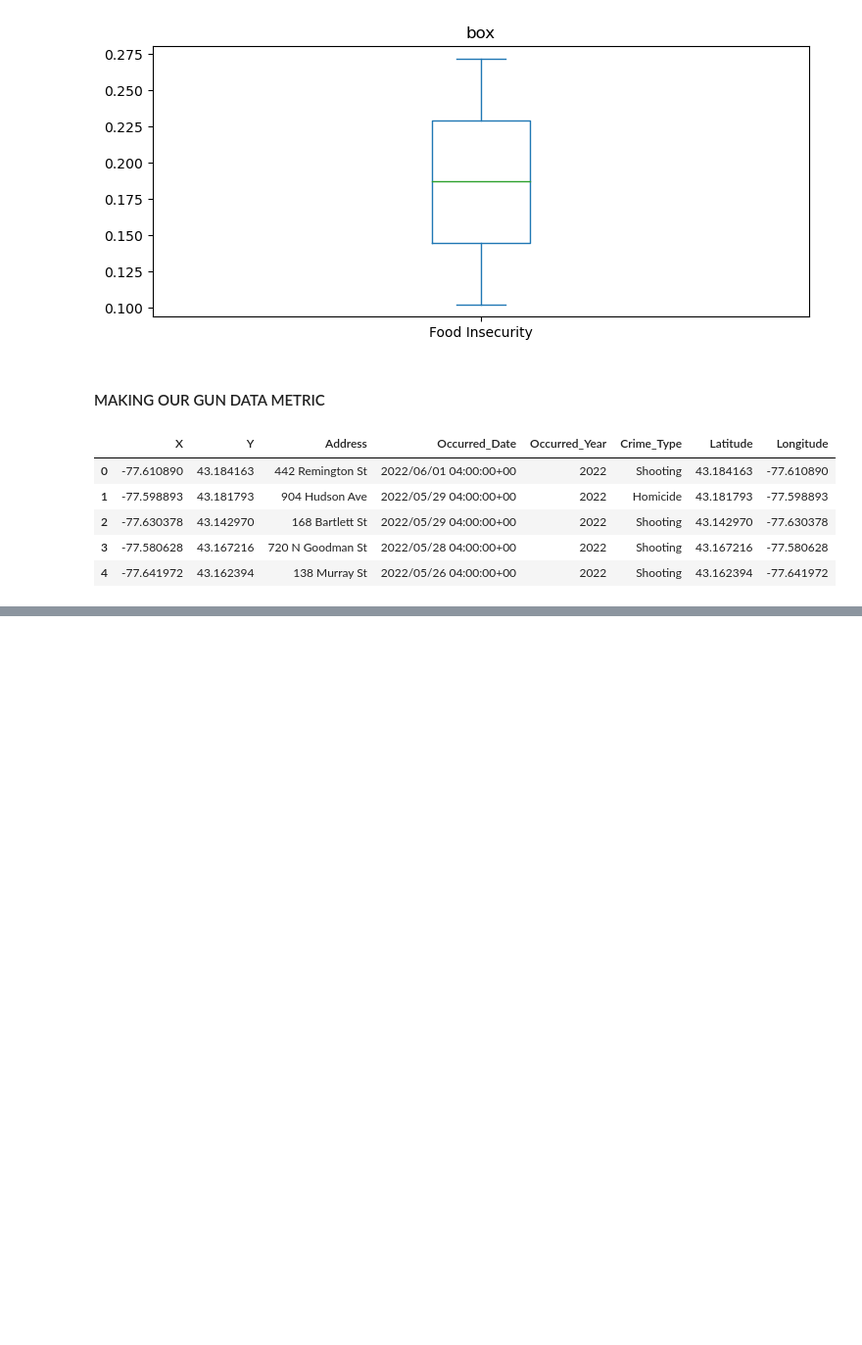
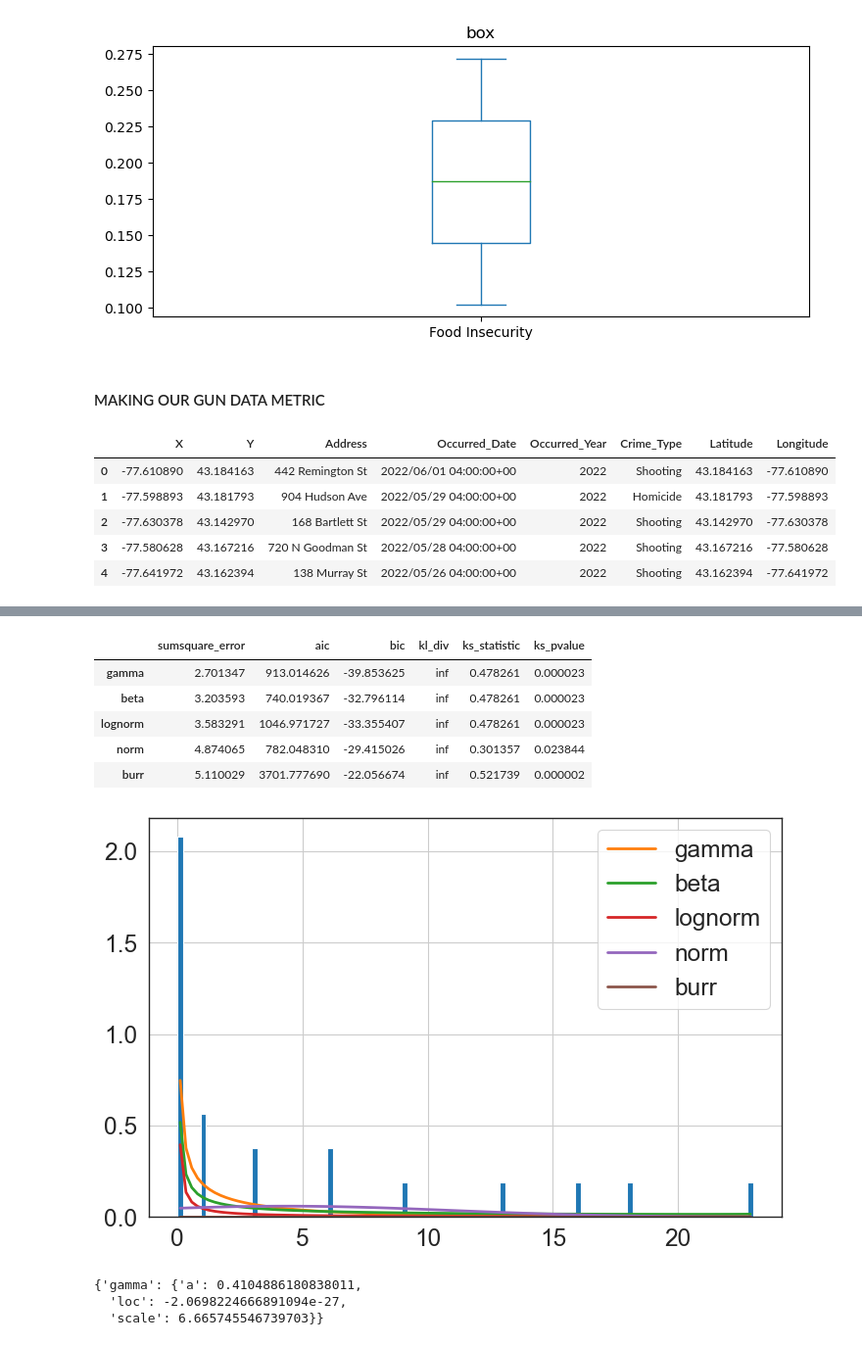
Before and after one commit to javac0f/RocGunHungerEda, a Jupyter notebook: jared_try.ipynb, the cells around one changed output, grey strips where cells are left out. Shown at 98% size. Cells and saved outputs as stored; diff of their text form; code cells hidden in the pictures; blank space fills up the shorter version.

```diff
--- a/jared_try.ipynb
+++ b/jared_try.ipynb
@@ -266,0 +264,18 @@ gun_count = gun_data.groupby(["Zip_code"])["X"].count().reset_index(name="count"
+# %%
+# GROUP BY ZIP CODE
+gun_count = gun_data.groupby(["Zip_Code"])["X"].count().reset_index(name="count")
+
+# ADD MISSING ZIP CODES
+allzip = list(range(14604, 14624))
+allzip.append(14626)
+allzip.append(14627)
+allzip.append(14642)
+
+zip_gun = gun_count["Zip_Code"].tolist()
+zip_gun = {int(x) for x in zip_gun}
+zip_noinclude = list(set(allzip) - set(zip_gun))
+
+for i in range(len(zip_noinclude)):
+    gun_count = gun_count.append({'Zip_Code': zip_noinclude[i], 'count': 0}, ignore_index=True)
+
+gun_count.head()
@@ -266,0 +306,35 @@ gun_count = gun_data.groupby(["Zip_code"])["X"].count().reset_index(name="count"
+# %%
+# IMPORT PACKAGES
+import seaborn as sns
+from fitter import Fitter, get_common_distributions, get_distributions
+
+# FIT THE DISTRIBUTION
+sns.set_style('white')
+sns.set_context("paper", font_scale = 2)
+sns.displot(data=gun_count, x="count", kind="hist", bins = 100, aspect = 1.5)
+
+gun_count_distri= gun_count["count"].values
+
+f = Fitter(gun_count_distri,
+           distributions=['gamma',
+                          'lognorm',
+                          "beta",
+                          "burr",
+                          "norm"])
+f.fit()
+f.summary()
+# %% [output]
+|  | sumsquare_error | aic | bic | kl_div | ks_statistic | ks_pvalue |
+| gamma | 2.701347 | 913.014626 | -39.853625 | inf | 0.478261 | 0.000023 |
+| beta | 3.203593 | 740.019367 | -32.796114 | inf | 0.478261 | 0.000023 |
+| lognorm | 3.583291 | 1046.971727 | -33.355407 | inf | 0.478261 | 0.000023 |
+| norm | 4.874065 | 782.048310 | -29.415026 | inf | 0.301357 | 0.023844 |
+| burr | 5.110029 | 3701.777690 | -22.056674 | inf | 0.521739 | 0.000002 |
+[figure, added]
+# %%
+# FIND THE BEST FITTED DISTRIBUTION
+f.get_best(method = 'sumsquare_error')
+# %% [output]
+{'gamma': {'a': 0.4104886180838011,
+  'loc': -2.0698224666891094e-27,
+  'scale': 6.665745546739703}}
```
Also changed, not shown: parts of 5 cells of this notebook.
